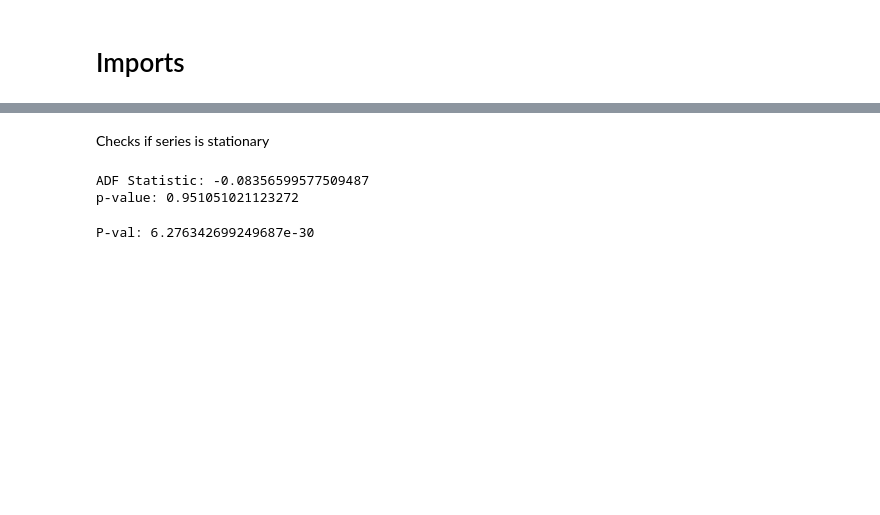
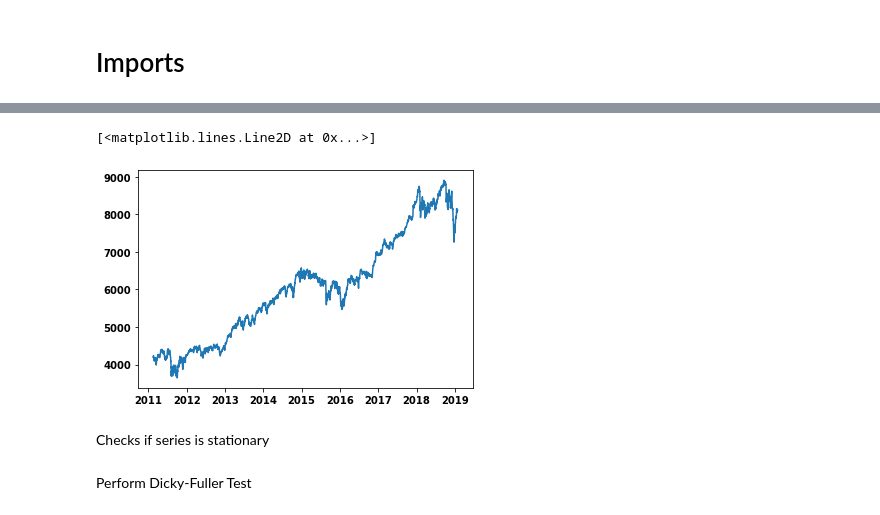
Before and after one commit to F1nalFortune/NYSE-JPM, a Jupyter notebook: ARIMA.ipynb, the cells around one changed output, grey strips where cells are left out. Drawn from its saved outputs; the diff is of its cells as text; code cells hidden in the pictures; blank space fills up the shorter version.

```diff
--- a/ARIMA.ipynb
+++ b/ARIMA.ipynb
@@ -14,3 +16,12 @@ from pandas.plotting import autocorrelation_plot
 df = pd.read_csv("./jpm_daily_close.csv",index_col=0)
 df['datetime']=pd.to_datetime(df['datetime'])
 df=df.dropna().reset_index(drop=True)
+
+df.index=pd.to_datetime(df['datetime'])
+
+train = df.loc[df['datetime']<=pd.datetime(2019,1, 27)]
+test = df.loc[df['datetime']>pd.datetime(2019,1, 27)]
+
+df=df.drop('datetime',axis=1)
+train=train.drop('datetime',axis=1)
+test=test.drop('datetime',axis=1)
@@ -20,10 +39,12 @@ test = df.loc[df['datetime']>pd.datetime(2019,1, 27)]
+# %%
+# plt.xlabel("Date")
+# plt.ylabel("#Passengers")
+plt.plot(train['price'])
+# %% [output]
+[<matplotlib.lines.Line2D at 0x...>]
+[figure, added]
 # %% [markdown]
 Checks if series is stationary
-# %%
-result = adfuller(df.price.dropna())
-print(f'ADF Statistic: {result[0]}' % result[0])
-print(f'p-value: {result[1]}')
-# %% [output]
-ADF Statistic: -0.08356599577509487
-p-value: 0.951051021123272
+# %% [markdown]
+Perform Dicky-Fuller Test
 # %%
@@ -31,5 +51,0 @@ p-value: 0.951051021123272
-# %%
-result = train['price'].diff().dropna()
-print("P-val:", adfuller(result.dropna())[1])
-# %% [output]
-P-val: 6.276342699249687e-30
```
Also changed, not shown: parts of 30 cells of this notebook.
